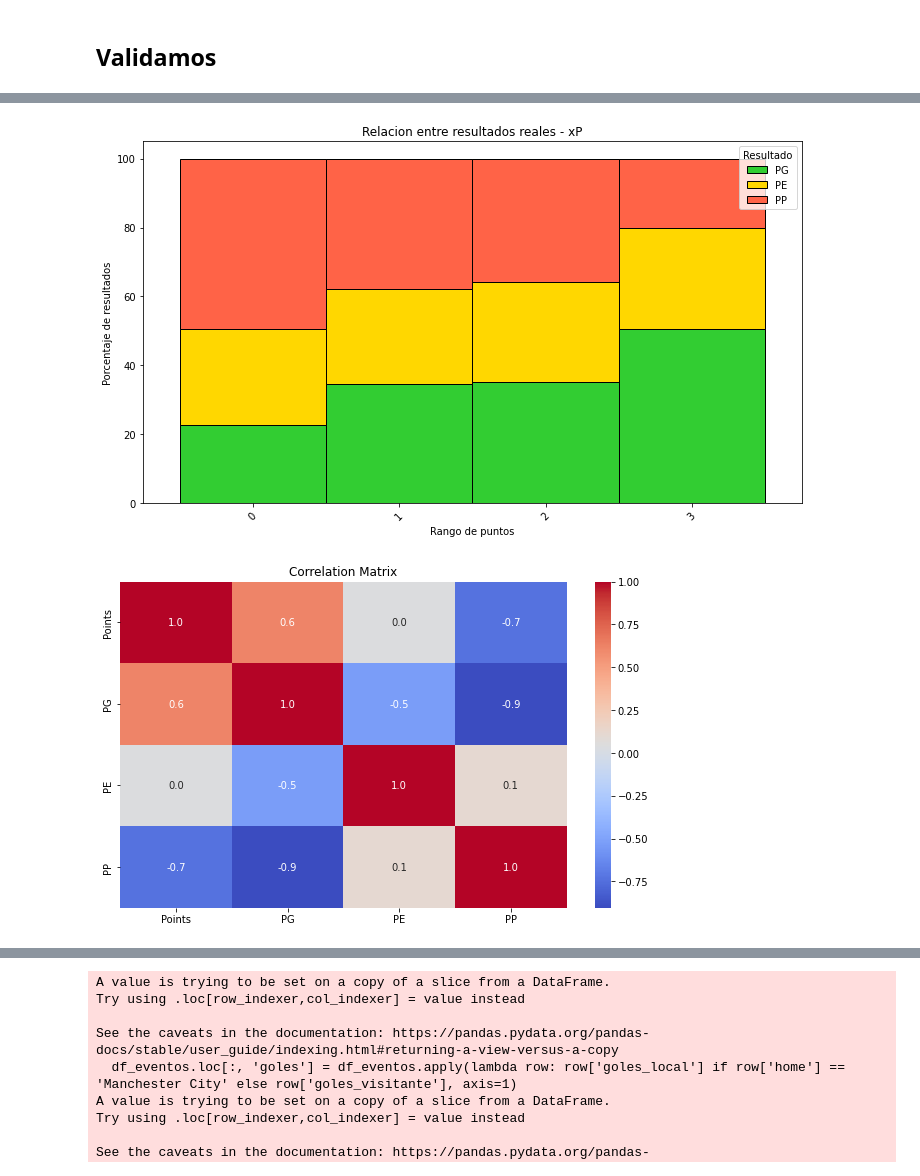
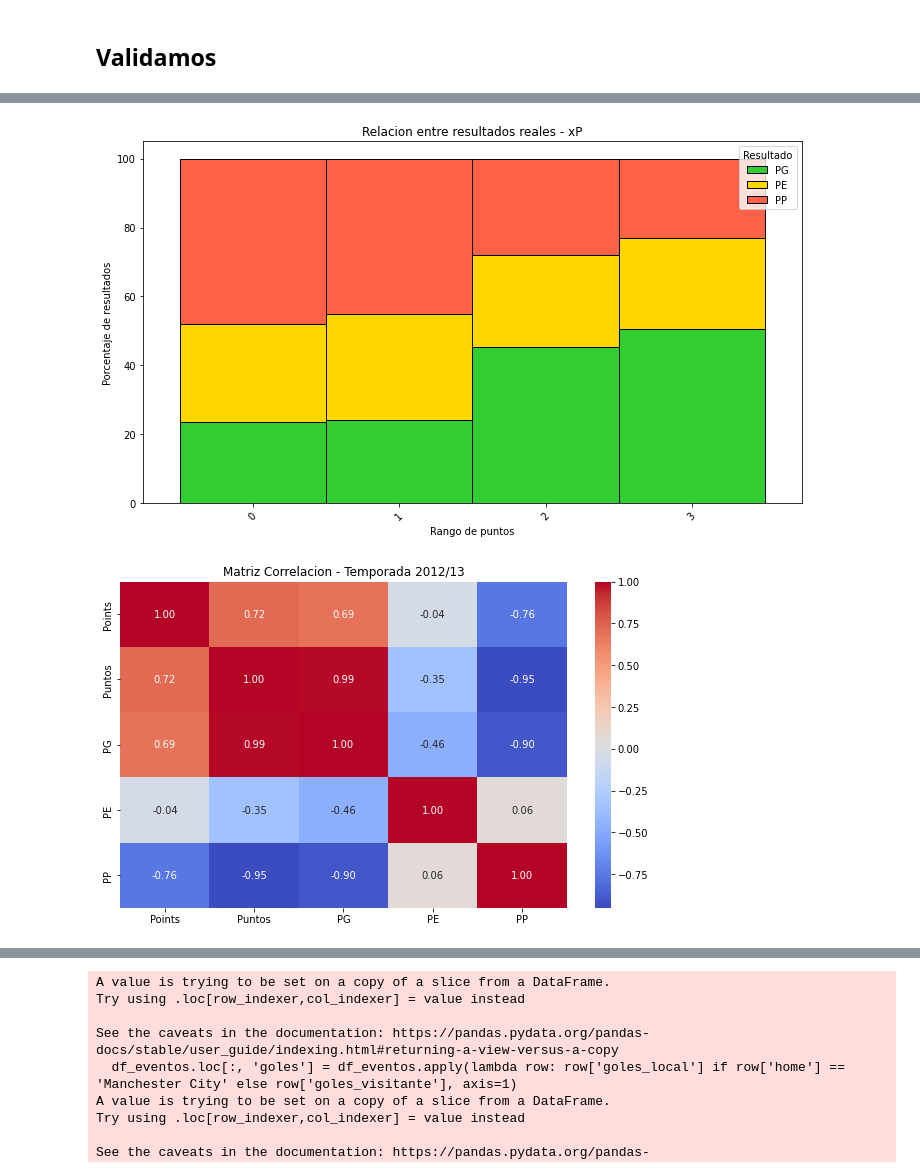
Before and after one commit to luisalawson/soccer_defense_analysis, a Jupyter notebook: Simulacion_Final_probar_cambios.ipynb, the cells around one changed output, grey strips where cells are left out. Cells and saved outputs as stored; diff of their text form; code cells hidden in the pictures.

```diff
--- a/Simulacion_Final_probar_cambios.ipynb
+++ b/Simulacion_Final_probar_cambios.ipynb
@@ -625,5 +725,5 @@ all_matches_df.to_csv('/Users/luisalawson/Desktop/PRUEBA_20_NOV_DISTRIBUCIONES.c
 # %%
-all_results = pd.read_csv('/Users/luisalawson/Desktop/PRUEBA_20_NOV.csv')
+all_results = pd.read_csv('/Users/luisalawson/Downloads/PRUEBA_J_21.csv')
 # %%
 all_results.rename(columns={'Unnamed: 0': 'Match'}, inplace=True)
 all_results.set_index('Match', inplace=True)
@@ -681,7 +781,7 @@ final_ranking
 ranking = pd.read_excel('/Users/luisalawson/Desktop/Ranking.xlsx')
 
 final_ranking = final_ranking.merge(
-    ranking[['Equipo', 'Posicion', 'Puntos', 'PG', 'PE', 'PP']],
+    ranking[['Equipo', 'Posicion', 'Puntos','Puntos_sig', 'Puntos_prev','PG','PG_sig','PG_prev', 'PE','PE_sig','PE_prev', 'PP','PP_sig','PP_prev' ]],
     left_on='Team',
     right_on='Equipo',
     how='left'
@@ -714,14 +834,14 @@ plt.xticks(rotation=45)
 plt.tight_layout()
 plt.show()
 # %% [output]
-[figure, old version]
+[figure, new version]
 # %%
 import seaborn as sns
-correlation_matrix = final_ranking[['Points', 'PG', 'PE', 'PP']].corr()
+correlation_matrix = final_ranking[['Points','Puntos', 'PG', 'PE', 'PP']].corr()
 
 plt.figure(figsize=(10, 6))
-sns.heatmap(correlation_matrix, annot=True, cmap='coolwarm', fmt=".1f")
-plt.title('Correlation Matrix')
+sns.heatmap(correlation_matrix, annot=True, cmap='coolwarm', fmt=".2f")
+plt.title('Matriz Correlacion - Temporada 2012/13')
 plt.show()
 # %% [output]
-[figure, old version]
+[figure, new version]
```
Also changed, not shown: parts of 62 cells of this notebook.
